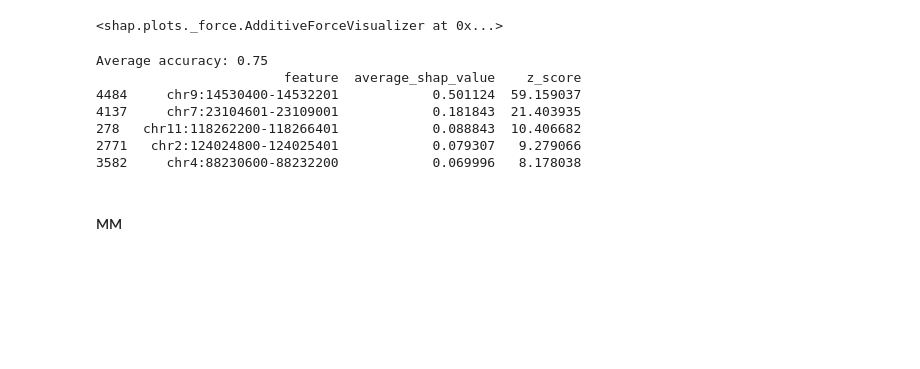
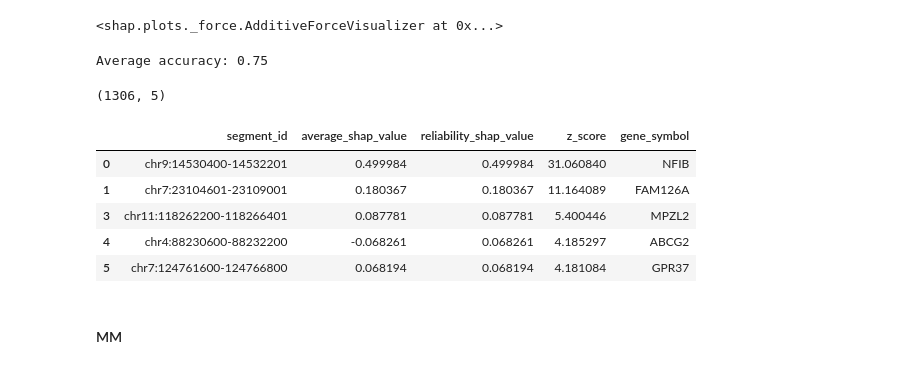
Before and after one commit to Lucmeister55/lvisser, a Jupyter notebook: segment_pm.ipynb, the cells around one changed output. Cells and saved outputs as stored; diff of their text form; code cells hidden in the pictures; blank space fills up the shorter version.

```diff
--- a/segment_pm.ipynb
+++ b/segment_pm.ipynb
@@ -166,6 +170,15 @@ def create_fm_wgbs(df, metadata):
     return processed_df
 # %%
 def find_annot_overlap(df, annot):
+
+    dataframes = {
+        'df': ['segment_id'],
+        'annot': ['segment_id', 'gene_symbol']
+    }
+
+    for df_name, columns in dataframes.items():
+        for column in columns:
+            assert_column(eval(df_name), column, df_name)
 
     warnings.filterwarnings('ignore', category=FutureWarning)
 
@@ -1265,16 +1246,24 @@ shap.force_plot(
 )
 # %% [output]
 <shap.plots._force.AdditiveForceVisualizer at 0x...>
-# %%
-shap_df = train_and_predict_loo(meth_seg_promotors_nb1_fm, reg = True)
-# %% [output]
-Average accuracy: 0.75
-                        feature  average_shap_value    z_score
-4484     chr9:14530400-14532201            0.501124  59.159037
-4137     chr7:23104601-23109001            0.181843  21.403935
-278   chr11:118262200-118266401            0.088843  10.406682
-2771   chr2:124024800-124025401            0.079307   9.279066
-3582     chr4:88230600-88232200            0.069996   8.178038
+# %%
+shap_promotors_nb1_df = train_and_predict_loo(meth_seg_promotors_nb1_fm, reg = True)
+shap_promotors_nb1_df_annot = find_annot_overlap(shap_promotors_nb1_df, rf_promotors_genes)
+shap_promotors_nb1_df_annot.to_csv("/data/lvisser/shap/shap_promotors_nb1_df_annot.csv", index=False)
+# %% [output]
+Average accuracy: 0.75
+# %%
+shape_promotors_nb1_df = pd.read_csv("/data/lvisser/shap/shap_promotors_nb1_df_annot.csv")
+print(shap_promotors_nb1_df_annot.shape)
+shap_promotors_nb1_df_annot.head()
+# %% [output]
+(1306, 5)
+|  | segment_id | average_shap_value | reliability_shap_value | z_score | gene_symbol |
+| 0 | chr9:14530400-14532201 | 0.499984 | 0.499984 | 31.060840 | NFIB |
+| 1 | chr7:23104601-23109001 | 0.180367 | 0.180367 | 11.164089 | FAM126A |
+| 3 | chr11:118262200-118266401 | 0.087781 | 0.087781 | 5.400446 | MPZL2 |
+| 4 | chr4:88230600-88232200 | -0.068261 | 0.068261 | 4.185297 | ABCG2 |
+| 5 | chr7:124761600-124766800 | 0.068194 | 0.068194 | 4.181084 | GPR37 |
 # %% [markdown]
 #### MM
 # %%
```
Also changed, not shown: parts of 30 cells of this notebook, 8 other files.
